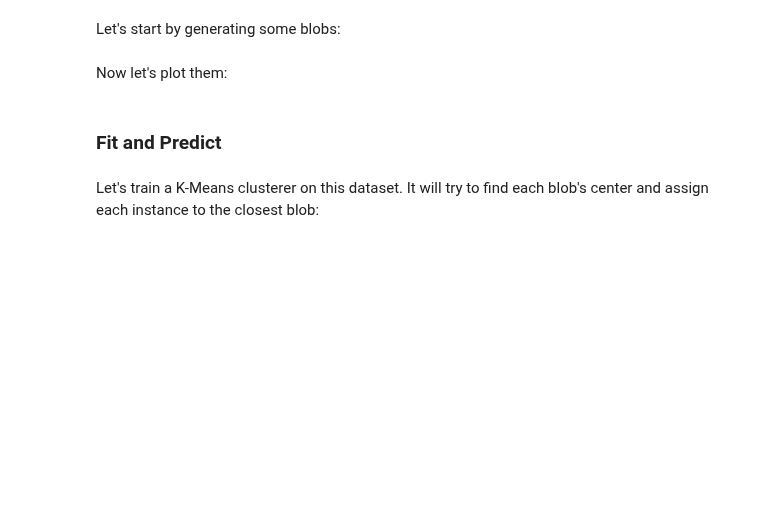
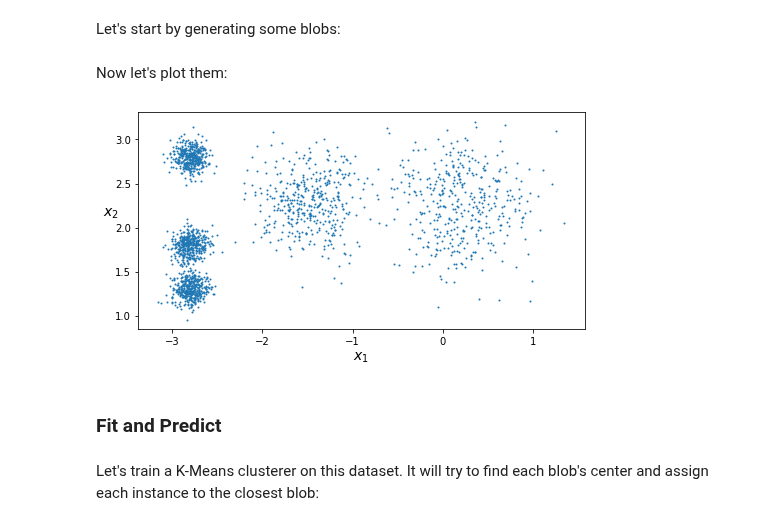
Before and after one commit to jy12060026ai/excss-stats, a Jupyter notebook: handson/09-unsupervised-learning.ipynb, the cells around one changed output. Drawn from its saved outputs; the diff is of its cells as text; code cells hidden in the pictures; blank space fills up the shorter version.

```diff
--- a/handson/09-unsupervised-learning.ipynb
+++ b/handson/09-unsupervised-learning.ipynb
@@ -89,8 +101,9 @@ def plot_clusters(X, y=None):
 # %%
 plt.figure(figsize=(8, 4))
 plot_clusters(X)
-save_fig("blobs_plot")
 plt.show()
+# %% [output]
+[figure, added]
 # %% [markdown]
  ### Fit and Predict
 # %% [markdown]
```
Also changed, not shown: parts of 13 cells of this notebook.
